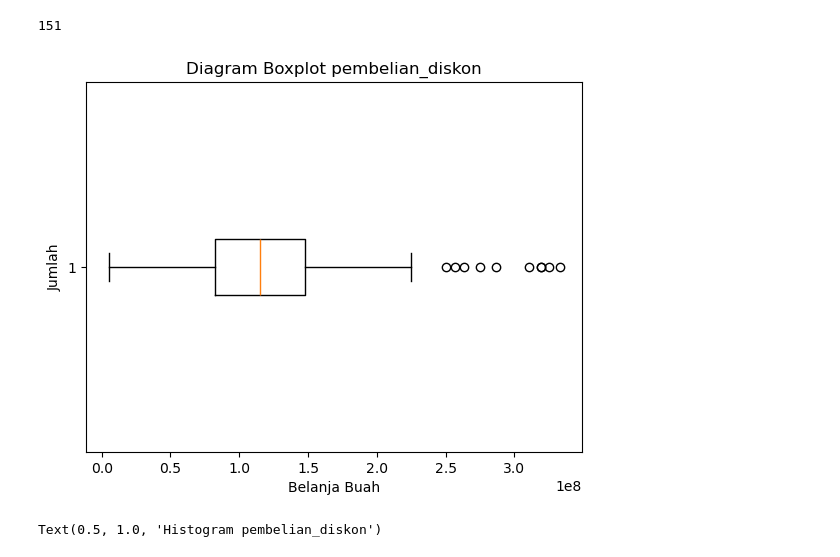
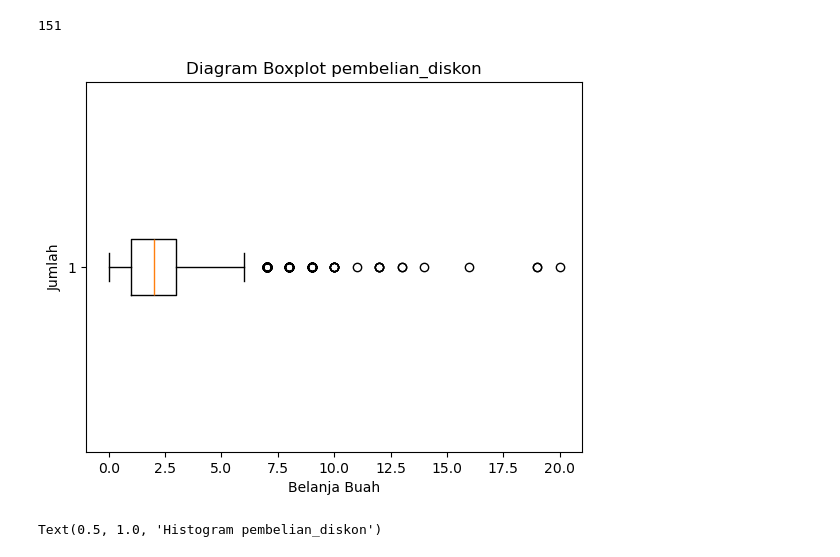
Before and after one commit to AFreborn22/superior_DA, a Jupyter notebook: SUPERIOR.ipynb, the cells around one changed output. Drawn from its saved outputs; the diff is of its cells as text; code cells hidden in the pictures.

Commit message:
menambahkan pertanyaan analisis EDA dan menggabungkan data train

```diff
--- a/SUPERIOR.ipynb
+++ b/SUPERIOR.ipynb
@@ -535,7 +580,7 @@ trainFeatures.belanja_daging.isna().sum()
 ## Kolom Belanja Ikan
 # %%
 # Filter data yang memiliki nilai non-null dalam kolom 'belanja_buah' di dalam segmen ini
-valid_data = trainFeatures.dropna(subset=['belanja_ikan'])
+valid_data = dataTraining.dropna(subset=['belanja_ikan'])
 
 # Pisahkan fitur (X) dan target (y) dari data yang valid
 X_train = np.array(valid_data['pendapatan']).reshape(-1, 1)
@@ -545,12 +590,12 @@ y_train = np.array(valid_data['belanja_ikan'])
 rf_model = RandomForestRegressor(n_estimators=10, max_depth=4, random_state=25, n_jobs=-1)
 rf_model.fit(X_train, y_train)
 
-for i, row in trainFeatures.iterrows():
+for i, row in dataTraining.iterrows():
     # Seleksi nilai hanya yang null
     if np.isnan(row['belanja_ikan']):
         # Prediksi nilai 'belanja_buah'
         predicted_value = rf_model.predict(np.array(row['pendapatan']).reshape(1, -1))
-        trainFeatures.at[i, 'belanja_ikan'] = predicted_value
+        dataTraining.at[i, 'belanja_ikan'] = predicted_value
 # %%
 trainFeatures.belanja_ikan.isna().sum()
 # %% [output]
@@ -559,7 +604,7 @@ trainFeatures.belanja_ikan.isna().sum()
 ## Kolom Belanja Kue
 # %%
 # Filter data yang memiliki nilai non-null dalam kolom 'belanja_buah' di dalam segmen ini
-valid_data = trainFeatures.dropna(subset=['belanja_kue'])
+valid_data = dataTraining.dropna(subset=['belanja_kue'])
 
 # Pisahkan fitur (X) dan target (y) dari data yang valid
 X_train = np.array(valid_data['pendapatan']).reshape(-1, 1)
@@ -569,10 +614,10 @@ y_train = np.array(valid_data['belanja_kue'])
 rf_model = RandomForestRegressor(n_estimators=10, max_depth=4, random_state=25, n_jobs=-1)
 rf_model.fit(X_train, y_train)
 
-for i, row in trainFeatures.iterrows():
+for i, row in dataTraining.iterrows():
     # Seleksi nilai hanya yang null
     if np.isnan(row['belanja_kue']):
         # Prediksi nilai 'belanja_buah'
         predicted_value = rf_model.predict(np.array(row['pendapatan']).reshape(1, -1))
-        trainFeatures.at[i, 'belanja_kue'] = predicted_value
+        dataTraining.at[i, 'belanja_kue'] = predicted_value
 # %%
@@ -598,14 +643,14 @@ min         0.000000
 max        20.000000
 Name: pembelian_diskon, dtype: float64
 # %%
-kuartilPendapatan = trainFeatures['pendapatan'].quantile([0.25, 0.5, 0.75])
+kuartilPendapatan = dataTraining['pendapatan'].quantile([0.25, 0.5, 0.75])
 
-trainFeatures['segmentasi_pendapatan'] = pd.cut(trainFeatures['pendapatan'],
+dataTraining['segmentasi_pendapatan'] = pd.cut(dataTraining['pendapatan'],
                                                 bins=[0, kuartilPendapatan.iloc[0], kuartilPendapatan.iloc[1],
-                                                      kuartilPendapatan.iloc[2], trainFeatures['pendapatan'].max()],
+                                                      kuartilPendapatan.iloc[2], dataTraining['pendapatan'].max()],
                                                 labels=['Rendah', 'Sedang', 'Tinggi', 'Sangat Tinggi'])
 
-trainFeatures
+dataTraining
 # %% [output]
 |  | tahun_kelahiran | pendidikan | status_pernikahan | pendapatan | jumlah_anak_balita | jumlah_anak_remaja | ... |
 | 0 | 1979 | Sarjana | Rencana Menikah | 1.113772e+08 | 0 | 1 | ... |
@@ -623,11 +668,11 @@ trainFeatures
 # %%
-for segmen in trainFeatures['segmentasi_pendapatan'].unique():
+for segmen in dataTraining['segmentasi_pendapatan'].unique():
     # Filter DataFrame berdasarkan segmen pendapatan
-    df_segmen = trainFeatures[trainFeatures['segmentasi_pendapatan'] == segmen]
+    df_segmen = dataTraining[dataTraining['segmentasi_pendapatan'] == segmen]
 
     # Mengambil nilai modus dari kolom 'pembelian_diskon' pada segmen saat ini
     mayorSegmen = df_segmen['pembelian_diskon'].mean()
 
     # Mengisi nilai null di kolom 'pembelian_diskon' berdasarkan segmentasi pendapatan dengan nilai modus
-    trainFeatures.loc[trainFeatures['segmentasi_pendapatan'] == segmen, 'pembelian_diskon'] = trainFeatures.loc[trainFeatures['segmentasi_pendapatan'] == segmen, 'pembelian_diskon'].fillna(mayorSegmen)
+    dataTraining.loc[dataTraining['segmentasi_pendapatan'] == segmen, 'pembelian_diskon'] = dataTraining.loc[dataTraining['segmentasi_pendapatan'] == segmen, 'pembelian_diskon'].fillna(mayorSegmen)
 # %%
@@ -647,12 +692,12 @@ len(outliers)
 # %% [output]
 151
 # %%
-plt.boxplot(trainFeatures['pembelian_diskon'], vert=False)
+plt.boxplot(dataTraining['pembelian_diskon'], vert=False)
 plt.xlabel('Belanja Buah')
 plt.ylabel('Jumlah')
 plt.title('Diagram Boxplot pembelian_diskon')
 plt.show()
 # %% [output]
-[figure, old version]
+[figure, new version]
 # %%
 # Plot histogram
```
Also changed, not shown: parts of 82 cells of this notebook.
